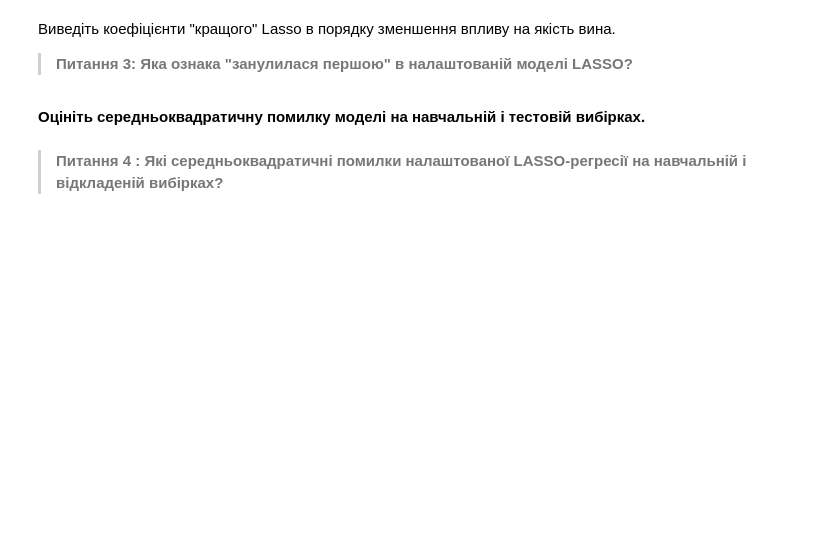
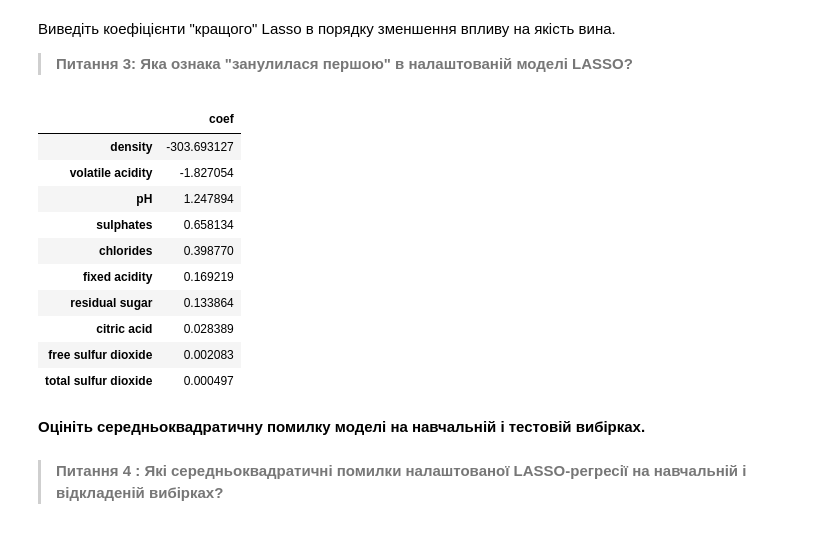
Before and after one commit to Kenobi-Knobs/DataScienceSSUCourse, a Jupyter notebook: ODZ/module_tests_1_2.ipynb, the cells around one changed output. Cells and saved outputs as stored; diff of their text form; code cells hidden in the pictures; blank space fills up the shorter version.

```diff
--- a/ODZ/module_tests_1_2.ipynb
+++ b/ODZ/module_tests_1_2.ipynb
@@ -115,5 +146,5 @@ lasso1_coef.sort_values # Ваш код тут
 **Тепер визначте краще значення alpha в процесі 5-кратної крос-валідації. Використовуйте LassoCV і random_state = 17.**
 # %%
 alphas = np.logspace(-6, 2, 200)
-lasso_cv = LassoCV # Ваш код тут
-lasso_cv.fit # Ваш код тут
+lasso_cv = LassoCV(alphas=alphas, cv=5, random_state=17)
+lasso_cv.fit(X_train, y_train)
@@ -128,3 +172,18 @@ lasso_cv_coef.sort_values # Ваш код тут
+# %%
+lasso_cv_coef = pd.DataFrame(data=lasso_cv.coef_, index=X_train.columns, columns=['coef'])
+lasso_cv_coef.reindex(lasso_cv_coef.coef.abs().sort_values(ascending=False).index)
+# %% [output]
+|  | coef |
+| density | -303.693127 |
+| volatile acidity | -1.827054 |
+| pH | 1.247894 |
+| sulphates | 0.658134 |
+| chlorides | 0.398770 |
+| fixed acidity | 0.169219 |
+| residual sugar | 0.133864 |
+| citric acid | 0.028389 |
+| free sulfur dioxide | 0.002083 |
+| total sulfur dioxide | 0.000497 |
 # %% [markdown]
 **Оцініть середньоквадратичну помилку моделі на навчальній і тестовій вибірках.**
 # %% [markdown]
```
Also changed, not shown: parts of 27 cells of this notebook.
